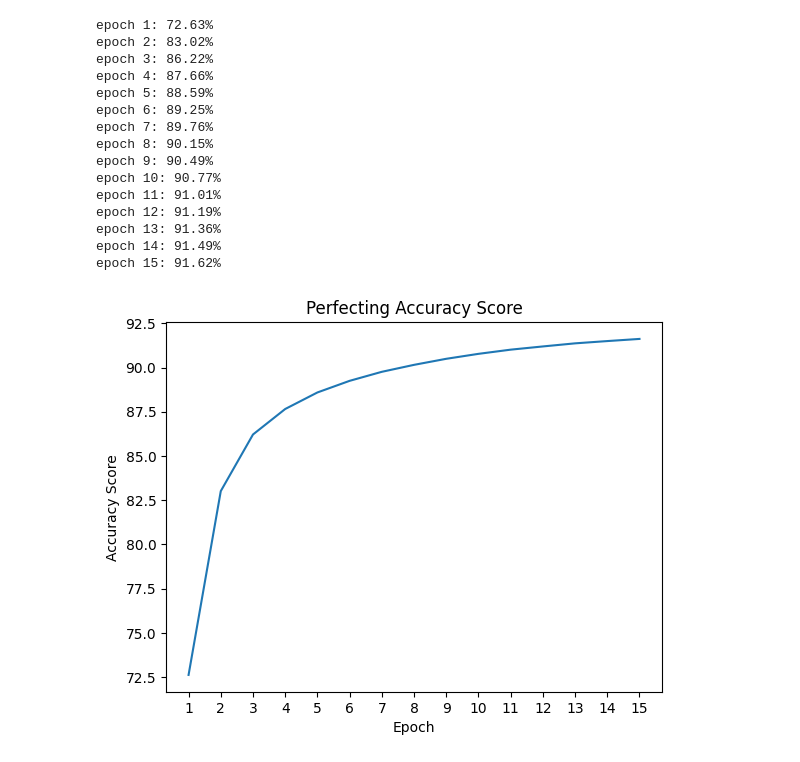
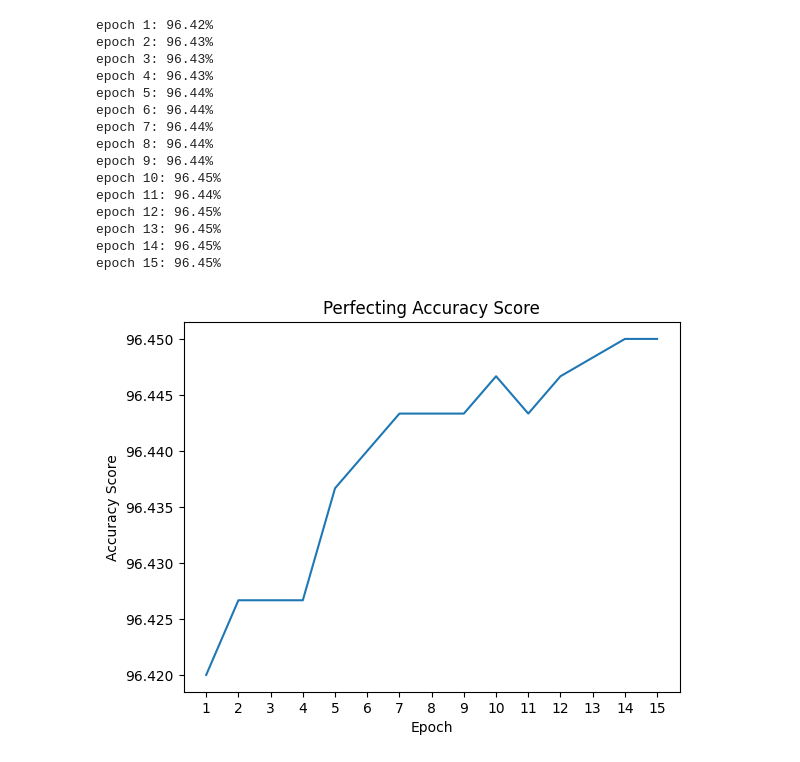
Before and after one commit to Alireza2317/NeuralNet_from_scratch, a Jupyter notebook: app.ipynb, the cells around one changed output. Drawn from its saved outputs; the diff is of its cells as text; code cells hidden in the pictures.

Commit message:
implemented different activations and saved optimal weights

```diff
--- a/app.ipynb
+++ b/app.ipynb
@@ -488,8 +526,8 @@ y_train = np.array(train_df.iloc[:, 0:1]).reshape((1, -1)) # shape = 1 * m
 x_test = np.array(test_df.iloc[:, 1:]).transpose()
 y_test = np.array(test_df.iloc[:, 0:1]).reshape((1, -1))
 # %%
-ps = np.random.normal(size=(13002, 1))
-NN = NeuralNetwork(parameters=ps)
+ps = np.random.normal(size=(13002, 1)) / 15
+NN = NeuralNetwork(parameters=ps, activation='sigmoid')
 # %%
 NN.print_stat(x_test, y_test)
 # %% [output]
@@ -498,22 +536,22 @@ Cost = 4.665
 # %%
-NN.train(x_train, y_train, number_of_epochs=15, mini_batches_size=120, learning_rate=1.7, constant_lr=False)
+NN.train(x_train, y_train, number_of_epochs=15, mini_batches_size=180, learning_rate=0.1, constant_lr=False)
 # %% [output]
-epoch 1: 72.63%
-epoch 2: 83.02%
-epoch 3: 86.22%
-epoch 4: 87.66%
-epoch 5: 88.59%
-epoch 6: 89.25%
-epoch 7: 89.76%
-epoch 8: 90.15%
-epoch 9: 90.49%
-epoch 10: 90.77%
-epoch 11: 91.01%
-epoch 12: 91.19%
-epoch 13: 91.36%
-epoch 14: 91.49%
-epoch 15: 91.62%
+epoch 1: 96.42%
+epoch 2: 96.43%
+epoch 3: 96.43%
+epoch 4: 96.43%
+epoch 5: 96.44%
+epoch 6: 96.44%
+epoch 7: 96.44%
+epoch 8: 96.44%
+epoch 9: 96.44%
+epoch 10: 96.45%
+epoch 11: 96.44%
+epoch 12: 96.45%
+epoch 13: 96.45%
+epoch 14: 96.45%
+epoch 15: 96.45%
-[figure, old version]
+[figure, new version]
 # %%
 NN.print_stat(x_train, y_train)
 NN.print_stat(x_test, y_test)
```
Also changed, not shown: parts of 9 cells of this notebook, 6 other files.
